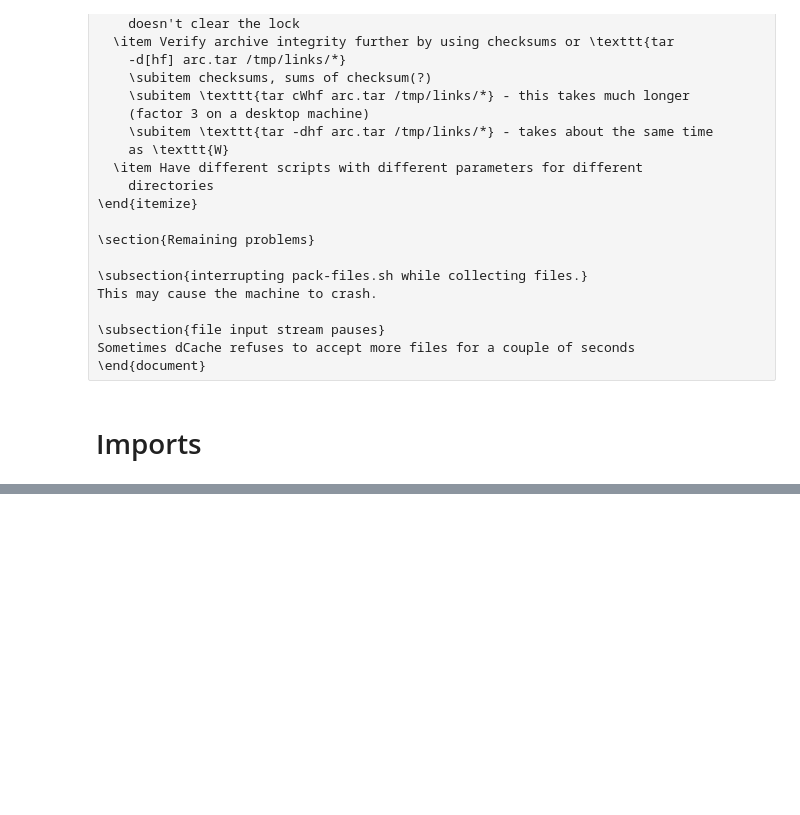
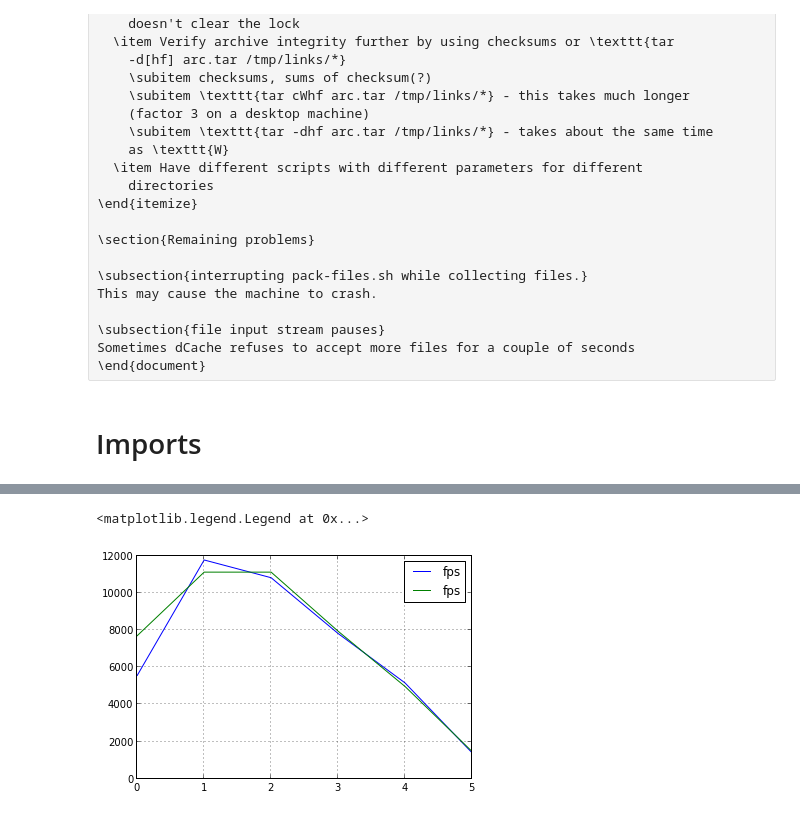
Before and after one commit to svemeyer/SmallFiles, a Jupyter notebook: src/ipy/SmallFiles.ipynb, the cells around one changed output, grey strips where cells are left out. Cells and saved outputs as stored; diff of their text form; code cells hidden in the pictures; blank space fills up the shorter version.

```diff
--- a/src/ipy/SmallFiles.ipynb
+++ b/src/ipy/SmallFiles.ipynb
@@ -616,0 +684,7 @@ findres.
+# %%
+find1000['fps'].plot()
+ls1000['fps'].plot()
+plt.legend(loc = 'best')
+# %% [output]
+<matplotlib.legend.Legend at 0x...>
+[figure, added]
```
Also changed, not shown: parts of 12 cells of this notebook, 6 other files.
